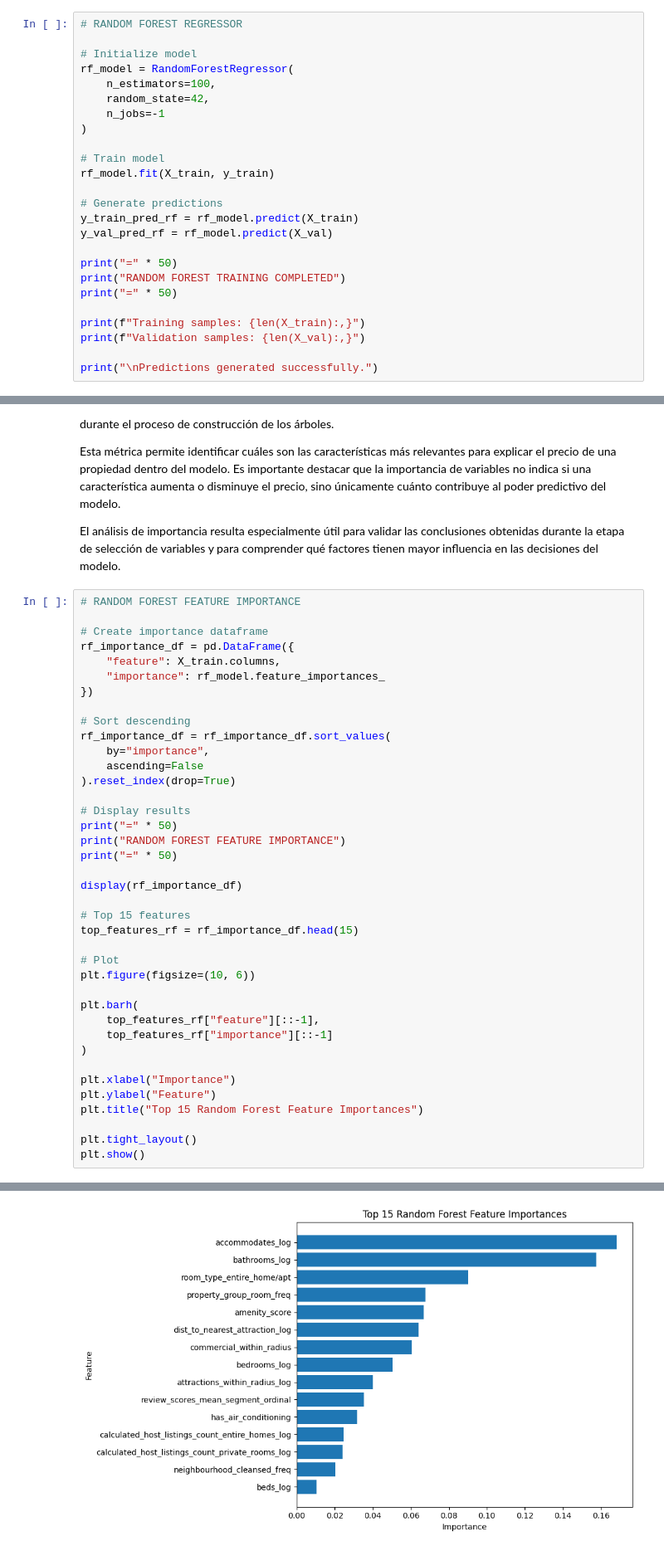
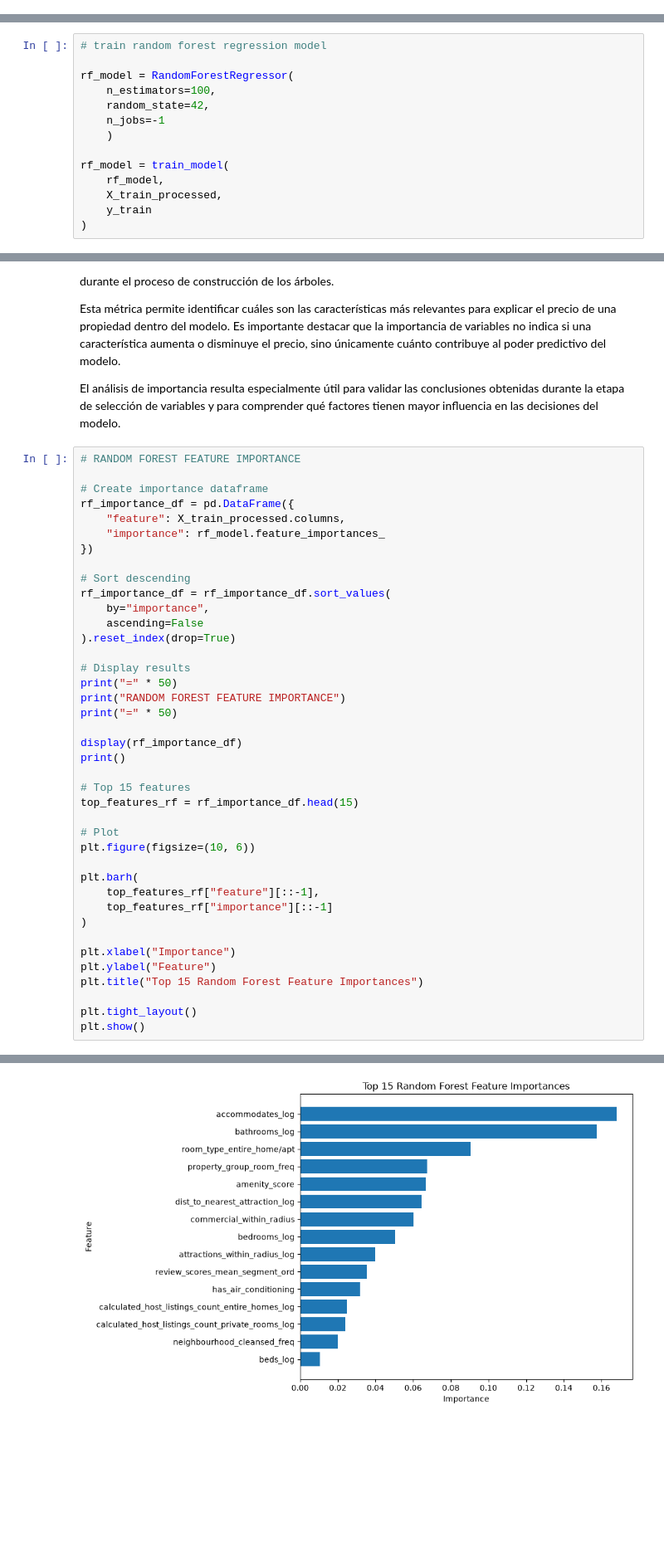
Before and after one commit to josue-rdgzcb/airbnb-price-prediction-mexico-city, a Jupyter notebook: notebooks/03_modeling.ipynb, the cells around one changed output, grey strips where cells are left out. Shown at 83% size. Drawn from its saved outputs; the diff is of its cells as text; blank space fills up the shorter version.

```diff
--- a/notebooks/03_modeling.ipynb
+++ b/notebooks/03_modeling.ipynb
@@ -548,28 +545,3 @@ A diferencia de la Regresión Lineal, Random Forest es capaz de capturar relacio
 Además, los modelos basados en árboles suelen ser menos sensibles a la presencia de correlaciones entre variables y pueden manejar de forma más efectiva combinaciones complejas de características.
 
 En esta sección se entrenará un modelo Random Forest utilizando los mismos conjuntos de entrenamiento y validación empleados en el baseline, permitiendo una comparación directa entre ambos enfoques.
-# %%
-# RANDOM FOREST REGRESSOR
-
-# Initialize model
-rf_model = RandomForestRegressor(
-    n_estimators=100,
-    random_state=42,
-    n_jobs=-1
-)
-
-# Train model
-rf_model.fit(X_train, y_train)
-
-# Generate predictions
-y_train_pred_rf = rf_model.predict(X_train)
-y_val_pred_rf = rf_model.predict(X_val)
-
-print("=" * 50)
-print("RANDOM FOREST TRAINING COMPLETED")
-print("=" * 50)
-
-print(f"Training samples: {len(X_train):,}")
-print(f"Validation samples: {len(X_val):,}")
-
-print("\nPredictions generated successfully.")
@@ -584 +548,15 @@ Predictions generated successfully.
+# %%
+# train random forest regression model
+
+rf_model = RandomForestRegressor(
+    n_estimators=100,
+    random_state=42,
+    n_jobs=-1
+    )
+
+rf_model = train_model(
+    rf_model,
+    X_train_processed,
+    y_train
+)
 # %% [markdown]
@@ -669,7 +655,7 @@ El análisis de importancia resulta especialmente útil para validar las conclus
 
 # Create importance dataframe
 rf_importance_df = pd.DataFrame({
-    "feature": X_train.columns,
+    "feature": X_train_processed.columns,
     "importance": rf_model.feature_importances_
 })
 
@@ -685,6 +671,7 @@ print("RANDOM FOREST FEATURE IMPORTANCE")
 print("=" * 50)
 
 display(rf_importance_df)
+print()
 
 # Top 15 features
 top_features_rf = rf_importance_df.head(15)
@@ -727,4 +714,4 @@ RANDOM FOREST FEATURE IMPORTANCE
-[figure, old version]
+[figure, new version]
 # %% [markdown]
 El análisis de Feature Importance revela que las características más influyentes para la predicción del precio están relacionadas principalmente con la capacidad del alojamiento, el tamaño de la propiedad, el tipo de alojamiento, las amenidades y la ubicación.
 
```
Also changed, not shown: parts of 34 cells of this notebook.
